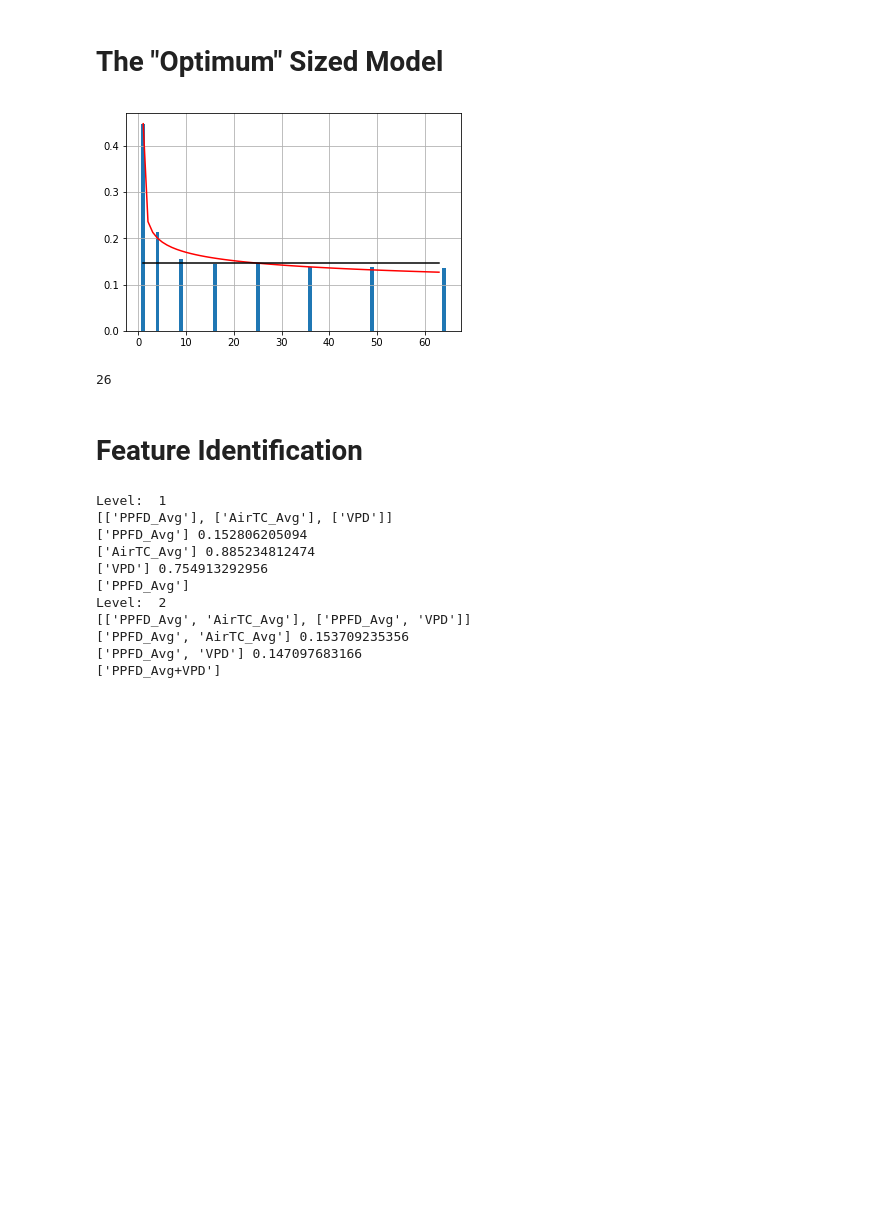
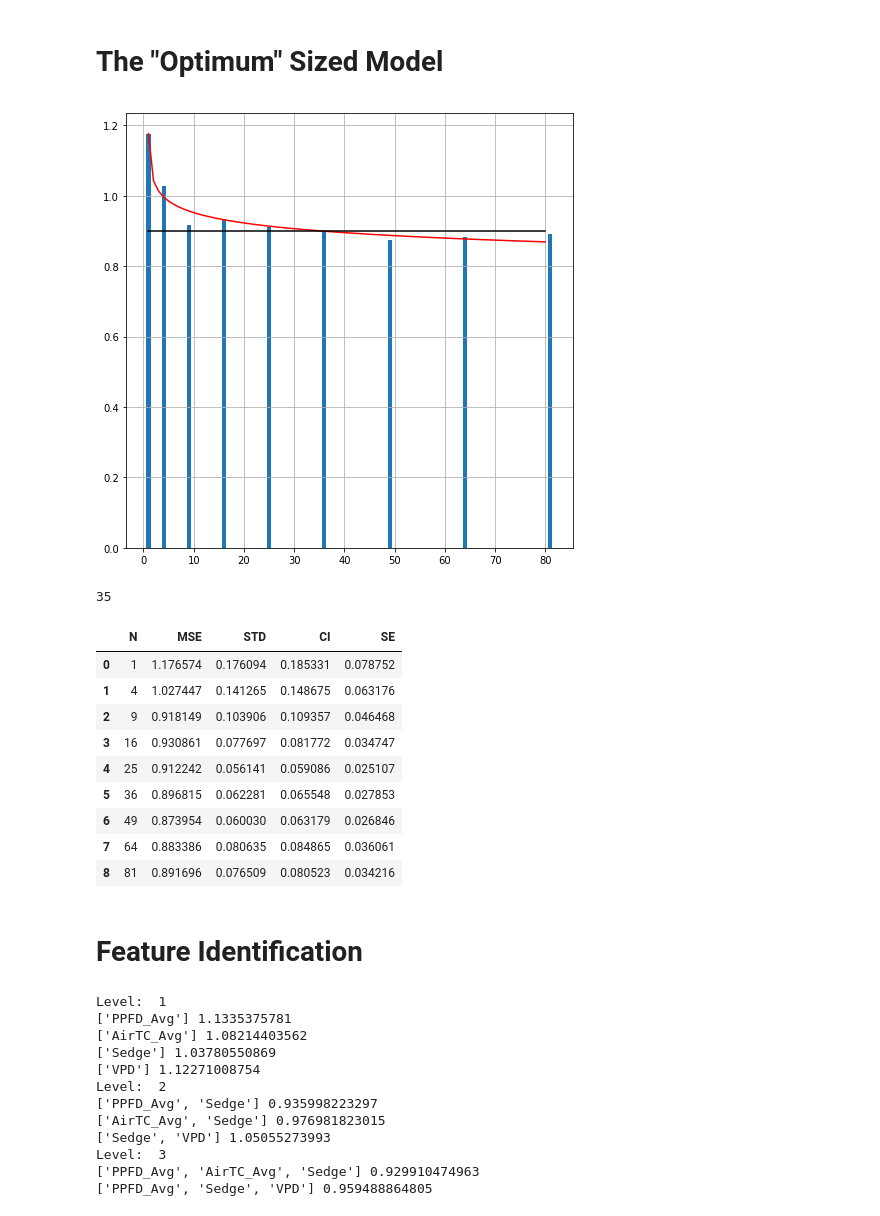
Before and after one commit to June-Skeeter/ML_GapFilling, a Jupyter notebook: OptimumModel.ipynb, the cells around one changed output. Cells and saved outputs as stored; diff of their text form; code cells hidden in the pictures; blank space fills up the shorter version.

```diff
--- a/OptimumModel.ipynb
+++ b/OptimumModel.ipynb
@@ -41,11 +41,10 @@ from scipy import stats
 from statsmodels.stats.multicomp import pairwise_tukeyhsd
 # pool.close()
 # %%
-FillVar = 'fco2'
+FillVar = 'fch4'
 FullModel = ['H','wind_speed','air_pressure','PPFD_Avg','AirTC_Avg',
              'VPD','Temp','VWC','Sedge','Shrub','Grass','Sparse','Out_of_Basin']
-FullModel = ['PPFD_Avg','AirTC_Avg',
-             'VPD']
+FullModel = ['PPFD_Avg','AirTC_Avg','Sedge','VPD']
 Runs,params = Dense.Params('Test',FillVar,MP=False)
 # %%
 def TTV_Split(i,Memory,X,y,params,X_fill):
@@ -55,7 +54,7 @@ def TTV_Split(i,Memory,X,y,params,X_fill):
                             y_val,i,X_fill = X_fill,Memory=Memory))
 
 Time = time.time()
-Path = 'Data_Footprints_2018-05-11.csv'
+Path = 'Data_Footprints_2018-06-12.csv'
 
 # plt.figure(figsize=(10,10))
 def RunReps(Model,params,pool = None,plot=False,FullReturn=False):
@@ -153,22 +154,33 @@ Finisehed Run  7  MSE:  0.136392231868
 # %% [markdown]
 # The "Optimum" Sized Model
 # %%
-fig,ax = plt.subplots()
+fig,ax = plt.subplots(figsize=(8,8))
 ax.bar(Runs['N'],Runs['MSE'])
 
 N = np.arange(Runs['N'].min(),Runs['N'].max())
 Fit = Curve(N,*popt)
 ax.plot(N,Fit,color='r')
 Min = Runs.loc[Runs['MSE']==Runs['MSE'].min()]
 Max = (Min['MSE']+Min['SE']).values[0]
 ax.plot(N,N*0+Max,color = 'black')
 params['N']=N[Fit<Max].min()
 plt.grid()
 plt.show()
 print(params['N'])
+Runs
 # %% [output]
-[figure, old version]
+[figure, new version]
-26
+35
+|  | N | MSE | STD | CI | SE |
+| 0 | 1 | 1.176574 | 0.176094 | 0.185331 | 0.078752 |
+| 1 | 4 | 1.027447 | 0.141265 | 0.148675 | 0.063176 |
+| 2 | 9 | 0.918149 | 0.103906 | 0.109357 | 0.046468 |
+| 3 | 16 | 0.930861 | 0.077697 | 0.081772 | 0.034747 |
+| 4 | 25 | 0.912242 | 0.056141 | 0.059086 | 0.025107 |
+| 5 | 36 | 0.896815 | 0.062281 | 0.065548 | 0.027853 |
+| 6 | 49 | 0.873954 | 0.060030 | 0.063179 | 0.026846 |
+| 7 | 64 | 0.883386 | 0.080635 | 0.084865 | 0.036061 |
+| 8 | 81 | 0.891696 | 0.076509 | 0.080523 | 0.034216 |
 # %% [markdown]
 # Feature Identification
 # %%
@@ -201,10 +213,9 @@ def Combos(Model,L,factor=None):
                 f = f.split('+')
                 if set(f).issubset(set(c)) and c not in Models:
                     Models.append(c)
-    print(Models)
     return(Models)
 
-Scores = Runs[['MSE','CI','STD']].reset_index(drop=True)
+Scores = Runs[['MSE','CI','STD','SE']].reset_index(drop=True)
 Scores = (Scores.iloc[0:1])*0
 Scores['Level'] = len(FullModel)
 Scores['Key'] = str(Scores['Level'][0])+'_0'
@@ -212,9 +223,19 @@ Scores['Model'] = '+'.join(FullModel)
 Scores['Best'] = 'N'
 
 Results = RunReps(FullModel,params,pool)
+
+MSE = Results[0]
+mean,std = MSE.mean(),MSE.std()
+CI = std/params['K']**.5*stats.t.ppf(1-0.05, params['K']-1)
+Scores['MSE']=mean
+Scores['STD']=std
+Scores['SE']=std/params['K']**.5
+Scores['CI']=CI
+
 ModelRuns = Results[1]
 ModelRuns = ModelRuns.to_frame()
-ModelRuns.rename(columns={'TempFill':'+'.join(FullModel)})
+ModelRuns['Model: '+'+'.join(FullModel)]=ModelRuns['TempFill']
+ModelRuns=ModelRuns.drop('TempFill',axis=1)
 
 for i in range(1,len(FullModel)):
     print('Level: ',i)
@@ -238,7 +259,7 @@ for i in range(1,len(FullModel)):
         mean,std = MSE.mean(),MSE.std()
         CI = std/params['K']**.5*stats.t.ppf(1-0.05, params['K']-1)
         d = {'Model':'+'.join(model),'MSE':mean,'STD':std,'Level':level,
-             'CI':CI,'Key':key,'Best':'N'}
+             'CI':CI,'SE':std/params['K']**.5,'Key':key,'Best':'N'}
         score = pd.DataFrame(index=[0],data=d)
         print(model,mean)
         Scores = Scores.append(score,ignore_index=True)
@@ -249,19 +270,19 @@ for i in range(1,len(FullModel)):
     Best = Tukeys(Names,Values,Min)
     Scores.loc[Scores['Model'].isin(Best),'Best']='Y'
     Best = Min
-    print(Best)
 # %% [output]
 Level:  1
-[['PPFD_Avg'], ['AirTC_Avg'], ['VPD']]
-['PPFD_Avg'] 0.152806205094
-['AirTC_Avg'] 0.885234812474
-['VPD'] 0.754913292956
-['PPFD_Avg']
+['PPFD_Avg'] 1.1335375781
+['AirTC_Avg'] 1.08214403562
+['Sedge'] 1.03780550869
+['VPD'] 1.12271008754
 Level:  2
-[['PPFD_Avg', 'AirTC_Avg'], ['PPFD_Avg', 'VPD']]
-['PPFD_Avg', 'AirTC_Avg'] 0.153709235356
-['PPFD_Avg', 'VPD'] 0.147097683166
-['PPFD_Avg+VPD']
+['PPFD_Avg', 'Sedge'] 0.935998223297
+['AirTC_Avg', 'Sedge'] 0.976981823015
+['Sedge', 'VPD'] 1.05055273993
+Level:  3
+['PPFD_Avg', 'AirTC_Avg', 'Sedge'] 0.929910474963
+['PPFD_Avg', 'Sedge', 'VPD'] 0.959488864805
 # %%
 
 def Curve(x,a,b,c):
```
Also changed, not shown: parts of 5 cells of this notebook, 12 other files.
